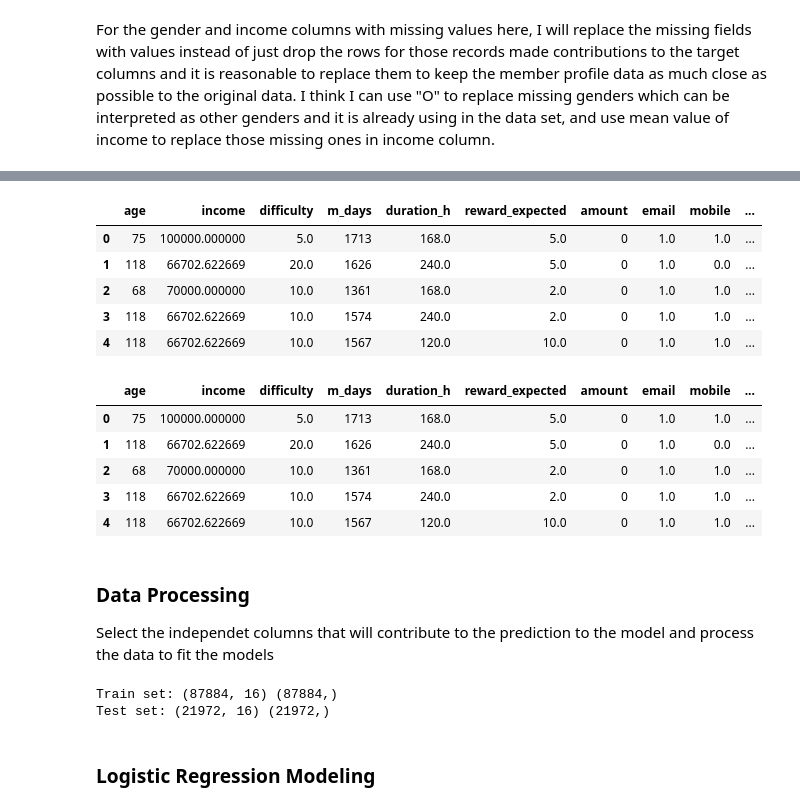
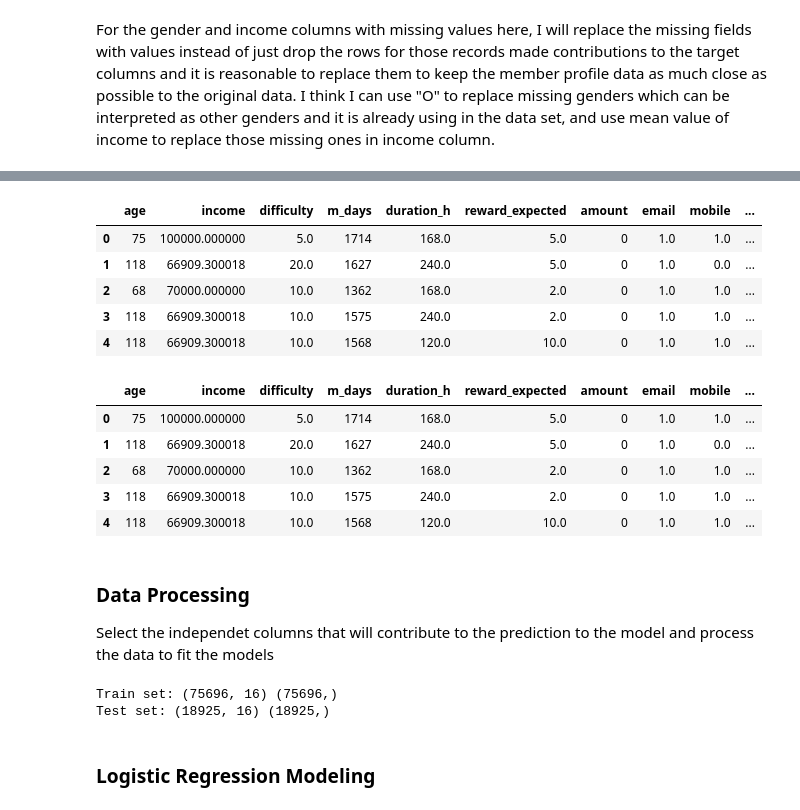
Before and after one commit to catherinecao123/DS_Starbucks-Capstone-Project, a Jupyter notebook: Starbucks_Capstone_notebook.ipynb, the cells around one changed output, grey strips where cells are left out. Saved outputs shown, nothing was run; the diff lists cells and outputs as text; code cells hidden in the pictures.

```diff
--- a/Starbucks_Capstone_notebook.ipynb
+++ b/Starbucks_Capstone_notebook.ipynb
@@ -683,0 +703,5 @@ plt.show();
+# %%
+# filter out the data set that participated in the offer activity
+df_m=df_combine.query('event=="offer received" or event=="offer completed"')
+df_m=df_m.query('offer_id not in ("3f207df678b143eea3cee63160fa8bed", "5a8bc65990b245e5a138643cd4eb9837")')
+df_m.shape
@@ -686,10 +782,3 @@ plt.show();
 Using different models to train the data and test on predictions. The data will need further process here to better fit the models. The target here is to use models to predict whether a member will complete an offer they received or not.
 # %% [markdown]
 For the gender and income columns with missing values here, I will replace the missing fields with values instead of just drop the rows for those records made contributions to the target columns and it is reasonable to replace them to keep the member profile data as much close as possible to the original data. I think I can use "O" to replace missing genders which can be interpreted as other genders and it is already using in the data set, and use mean value of income to replace those missing ones in income column.
-# %%
-# filter out the data set that participated in the offer activity
-df_m=df_combine.query('customer_id not in @noffer_n_trans_id and (event=="offer received" or event=="offer completed")')
-# fill the missing gender and income with "O" or mean values
-df_m["gender"]=df_m["gender"].fillna("O")
-df_m["income"]=df_m["income"].fillna(df_m["income"].mean())
-df_m.shape
@@ -708,17 +785,16 @@ See the caveats in the documentation: http://pandas.pydata.org/pandas-docs/stabl
 # %%
 # create dummy variables for the modeling data set
 df= pd.get_dummies(df_m, columns=["offer_type", "gender", "event"])
 # drop those columns that won't be used in the model
-df.drop(["customer_id", "offer_id","start_h", "reward_received",\
-         "offer_type_informational","event_offer received"], axis=1, inplace=True)
+df.drop(["customer_id", "offer_id","start_h", "reward_received","event_offer received"], axis=1, inplace=True)
 df.head()
 # %% [output]
 |  | age | income | difficulty | m_days | duration_h | reward_expected | amount | email | mobile | ... |
-| 0 | 75 | 100000.000000 | 5.0 | 1713 | 168.0 | 5.0 | 0 | 1.0 | 1.0 | ... |
-| 1 | 118 | 66702.622669 | 20.0 | 1626 | 240.0 | 5.0 | 0 | 1.0 | 0.0 | ... |
-| 2 | 68 | 70000.000000 | 10.0 | 1361 | 168.0 | 2.0 | 0 | 1.0 | 1.0 | ... |
-| 3 | 118 | 66702.622669 | 10.0 | 1574 | 240.0 | 2.0 | 0 | 1.0 | 1.0 | ... |
-| 4 | 118 | 66702.622669 | 10.0 | 1567 | 120.0 | 10.0 | 0 | 1.0 | 1.0 | ... |
+| 0 | 75 | 100000.000000 | 5.0 | 1714 | 168.0 | 5.0 | 0 | 1.0 | 1.0 | ... |
+| 1 | 118 | 66909.300018 | 20.0 | 1627 | 240.0 | 5.0 | 0 | 1.0 | 0.0 | ... |
+| 2 | 68 | 70000.000000 | 10.0 | 1362 | 168.0 | 2.0 | 0 | 1.0 | 1.0 | ... |
+| 3 | 118 | 66909.300018 | 10.0 | 1575 | 240.0 | 2.0 | 0 | 1.0 | 1.0 | ... |
+| 4 | 118 | 66909.300018 | 10.0 | 1568 | 120.0 | 10.0 | 0 | 1.0 | 1.0 | ... |
 # %%
 # rename some of the column names
 df.rename(columns={"offer_type_bogo":"bogo",
@@ -730,11 +806,11 @@ df.rename(columns={"offer_type_bogo":"bogo",
 df.head()
 # %% [output]
 |  | age | income | difficulty | m_days | duration_h | reward_expected | amount | email | mobile | ... |
-| 0 | 75 | 100000.000000 | 5.0 | 1713 | 168.0 | 5.0 | 0 | 1.0 | 1.0 | ... |
-| 1 | 118 | 66702.622669 | 20.0 | 1626 | 240.0 | 5.0 | 0 | 1.0 | 0.0 | ... |
-| 2 | 68 | 70000.000000 | 10.0 | 1361 | 168.0 | 2.0 | 0 | 1.0 | 1.0 | ... |
-| 3 | 118 | 66702.622669 | 10.0 | 1574 | 240.0 | 2.0 | 0 | 1.0 | 1.0 | ... |
-| 4 | 118 | 66702.622669 | 10.0 | 1567 | 120.0 | 10.0 | 0 | 1.0 | 1.0 | ... |
+| 0 | 75 | 100000.000000 | 5.0 | 1714 | 168.0 | 5.0 | 0 | 1.0 | 1.0 | ... |
+| 1 | 118 | 66909.300018 | 20.0 | 1627 | 240.0 | 5.0 | 0 | 1.0 | 0.0 | ... |
+| 2 | 68 | 70000.000000 | 10.0 | 1362 | 168.0 | 2.0 | 0 | 1.0 | 1.0 | ... |
+| 3 | 118 | 66909.300018 | 10.0 | 1575 | 240.0 | 2.0 | 0 | 1.0 | 1.0 | ... |
+| 4 | 118 | 66909.300018 | 10.0 | 1568 | 120.0 | 10.0 | 0 | 1.0 | 1.0 | ... |
 # %% [markdown]
 ### Data Processing
 Select the independet columns that will contribute to the prediction to the model and process the data to fit the models
@@ -754,8 +830,8 @@ X_train, X_test, y_train, y_test = train_test_split(X, y, test_size=0.2, random_
 print ('Train set:', X_train.shape,  y_train.shape)
 print ('Test set:', X_test.shape,  y_test.shape)
 # %% [output]
-Train set: (87884, 16) (87884,)
-Test set: (21972, 16) (21972,)
+Train set: (75696, 16) (75696,)
+Test set: (18925, 16) (18925,)
 # %% [markdown]
 ### Logistic Regression Modeling
 # %%
```
Also changed, not shown: parts of 21 cells of this notebook.
